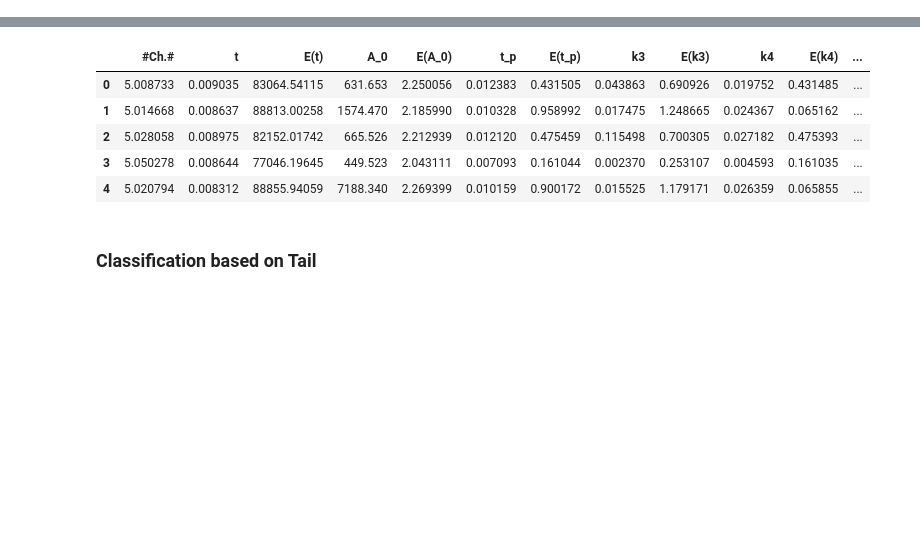
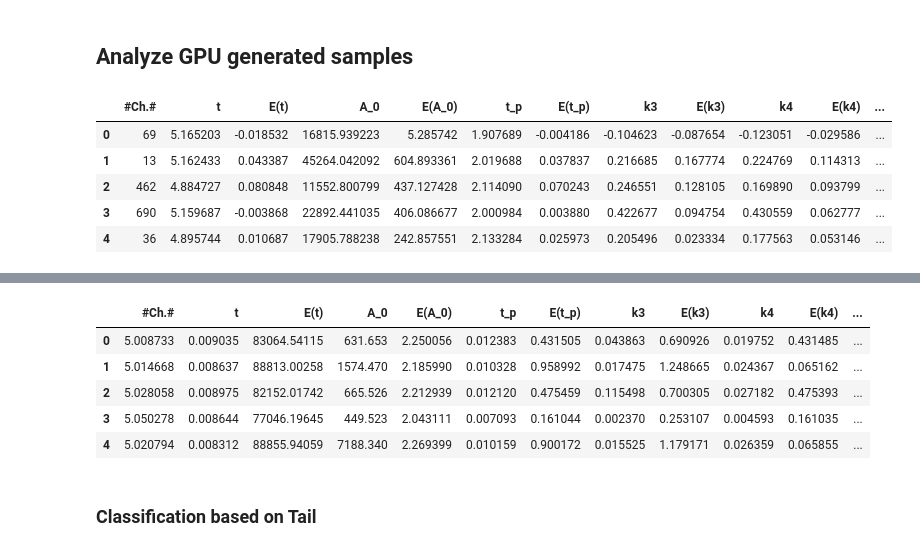
Before and after one commit to fanrado/CHN_CLASSIFIER_CE, a Jupyter notebook: DataLabelling_basedOnEA.ipynb, the cells around one changed output, grey strips where cells are left out. Saved outputs shown, nothing was run; the diff lists cells and outputs as text; code cells hidden in the pictures; blank space fills up the shorter version.

```diff
--- a/DataLabelling_basedOnEA.ipynb
+++ b/DataLabelling_basedOnEA.ipynb
@@ -5,3 +5,5 @@ import os, sys
 from response import response, response_legacy
 import matplotlib.pyplot as plt
 import sklearn
+# %% [markdown]
+## Analyze GPU generated samples
@@ -7,0 +27,9 @@ import sklearn
+# %%
+c2_df_gpu.head()
+# %% [output]
+|  | #Ch.# | t | E(t) | A_0 | E(A_0) | t_p | E(t_p) | k3 | E(k3) | k4 | E(k4) | ... |
+| 0 | 69 | 5.165203 | -0.018532 | 16815.939223 | 5.285742 | 1.907689 | -0.004186 | -0.104623 | -0.087654 | -0.123051 | -0.029586 | ... |
+| 1 | 13 | 5.162433 | 0.043387 | 45264.042092 | 604.893361 | 2.019688 | 0.037837 | 0.216685 | 0.167774 | 0.224769 | 0.114313 | ... |
+| 2 | 462 | 4.884727 | 0.080848 | 11552.800799 | 437.127428 | 2.114090 | 0.070243 | 0.246551 | 0.128105 | 0.169890 | 0.093799 | ... |
+| 3 | 690 | 5.159687 | -0.003868 | 22892.441035 | 406.086677 | 2.000984 | 0.003880 | 0.422677 | 0.094754 | 0.430559 | 0.062777 | ... |
+| 4 | 36 | 4.895744 | 0.010687 | 17905.788238 | 242.857551 | 2.133284 | 0.025973 | 0.205496 | 0.023334 | 0.177563 | 0.053146 | ... |
```
Also changed, not shown: parts of 7 cells of this notebook.
